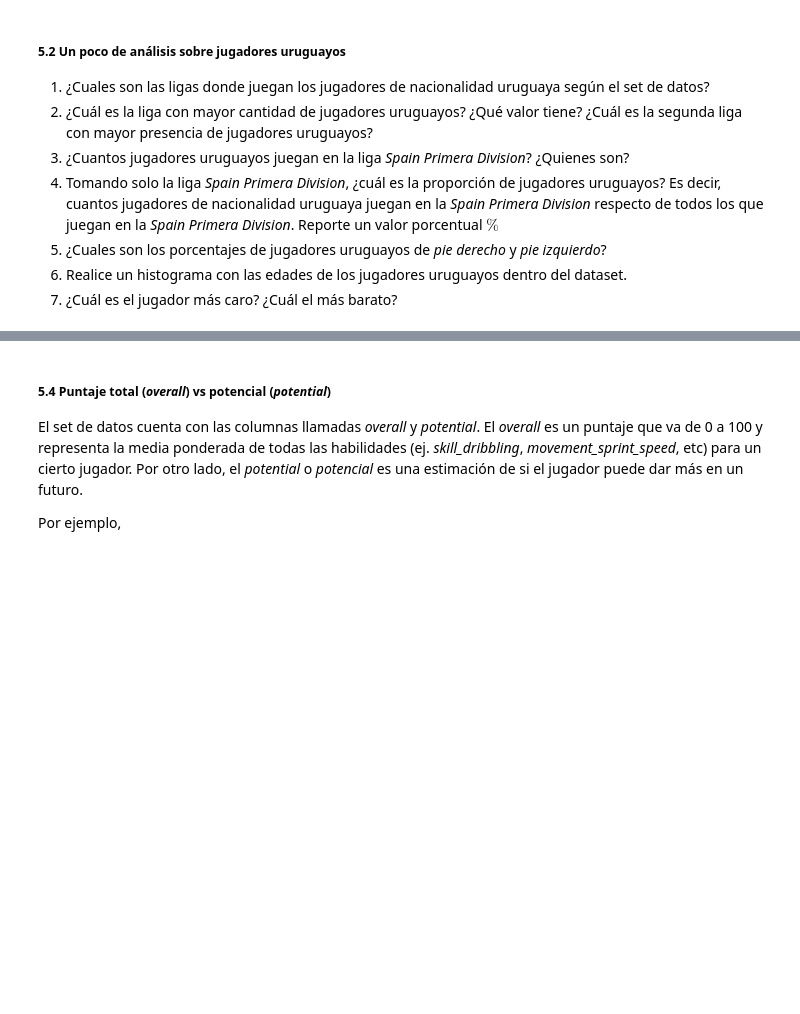
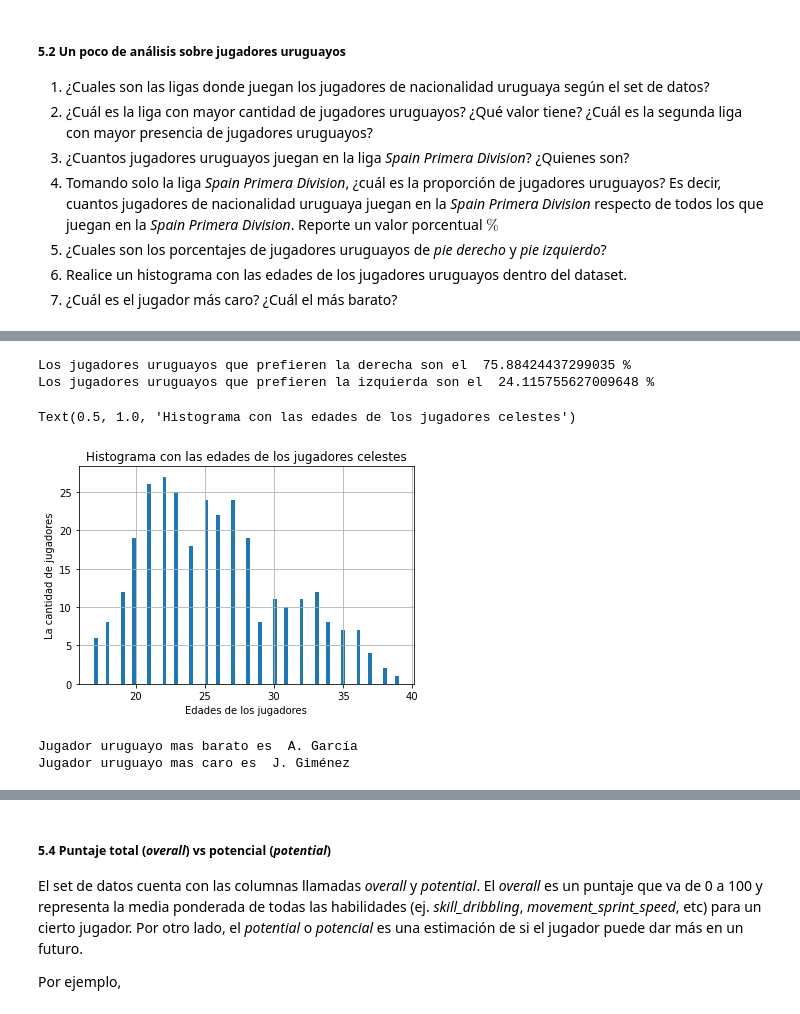
Before and after one commit to maximilianog258/PDAMaxiG, a Jupyter notebook: Ejercitación Pandas/Ejercitación-Pandas.ipynb, the cells around one changed output, grey strips where cells are left out. Cells and saved outputs as stored; diff of their text form; code cells hidden in the pictures; blank space fills up the shorter version.

```diff
--- a/Ejercitación Pandas/Ejercitación-Pandas.ipynb
+++ b/Ejercitación Pandas/Ejercitación-Pandas.ipynb
@@ -682,11 +682,20 @@ Name: short_name, Length: 418, dtype: object
 7. ¿Cuál es el jugador más caro? ¿Cuál el más barato?
 # %%
 ## TODO 5.2
+sclising = fifa21.set_index(["nationality","short_name","league_name"]).sort_index()
+sclising
+
 jugadoresUruguay = fifa21[fifa21["nationality"] == "Uruguay"].drop_duplicates(subset = "short_name")["short_name"].sort_values()
+juguruinlig=fifa21[fifa21["nationality"] == "Uruguay"].drop_duplicates(subset = "short_name")["league_name"].sort_values()
 print(f"Cantidad de jugadores de Uruguay en el set de datos {jugadoresUruguay.shape[0]}")
 print()
 print("Lista")
-print(jugadoresUruguay)
+#print(juguruinlig)
+#print(len(juguruinlig))
+cantplig= juguruinlig.value_counts()
+print(cantplig.head())
 
-tablaPivote = fifa21.pivot_table(values = "nationality", index = "color", columns = "raza")
-tablaPivote
+print("La liga con mayor cantidad de Uruguayos es", cantplig.index[0],"con", cantplig[0])
+print("La segunda liga con mayor cantidad de Uruguayos es", cantplig.index[1],"con",cantplig[1])
+
+#juginleagues= len(jugadoresUruguay.drop_duplicates)
@@ -697,2 +714,7 @@ Realice un gráfico de barras horizontal (*kind = 'barh'*) donde se muestre la c
 # %%
-## TODO 5.3
+## TODO 5.2.3
+jugadoresUruguay = fifa21[fifa21["nationality"] == "Uruguay"].drop_duplicates(subset = "short_name")
+juguruinspain=jugadoresUruguay[jugadoresUruguay["league_name"] == "Spain Primera Division"].drop_duplicates(subset = "short_name")["short_name"].sort_values()
+print(juguruinspain)
+
+print("La cantidad de jugadores uruguayoes en la liga española son", juguruinspain.count())
@@ -698,0 +763,43 @@ Realice un gráfico de barras horizontal (*kind = 'barh'*) donde se muestre la c
+# %%
+#5. ¿Cuales son los porcentajes de jugadores uruguayos de *pie derecho* y *pie izquierdo*?
+
+piepreferizq=len(jugadoresUruguay[jugadoresUruguay["preferred_foot"] == "Left"].drop_duplicates(subset = "short_name")["short_name"].sort_values())
+piepreferizq
+todur= len(jugadoresUruguay)
+piepreferder= todur-piepreferizq
+
+piepreferder
+piepreferizq
+
+porcentajder=((piepreferder*100)/todur)
+porcentajizq=((piepreferizq*100)/todur)
+
+print("Los jugadores uruguayos que prefieren la derecha son el ",porcentajder, "%")
+print("Los jugadores uruguayos que prefieren la izquierda son el ",porcentajizq, "%")
+# %% [output]
+Los jugadores uruguayos que prefieren la derecha son el  75.88424437299035 %
+Los jugadores uruguayos que prefieren la izquierda son el  24.115755627009648 %
+# %%
+#6. Realice un histograma con las edades de los jugadores uruguayos dentro del dataset.
+import matplotlib.pyplot as plt
+edades=jugadoresUruguay["age"]
+edades.hist(bins=80)
+plt.xlabel("Edades de los jugadores")
+plt.ylabel("La cantidad de jugadores")
+plt.title("Histograma con las edades de los jugadores celestes")
+# %% [output]
+Text(0.5, 1.0, 'Histograma con las edades de los jugadores celestes')
+[figure, added]
+# %%
+#7. ¿Cuál es el jugador más caro? ¿Cuál el más barato?
+
+porprecio = jugadoresUruguay.sort_values('value_eur')
+
+pordinero= porprecio["short_name"]
+
+print("Jugador uruguayo mas barato es ", pordinero.values[0])
+
+print("Jugador uruguayo mas caro es ", pordinero.values[310])
+# %% [output]
+Jugador uruguayo mas barato es  A. García
+Jugador uruguayo mas caro es  J. Giménez
```
Also changed, not shown: parts of 17 cells of this notebook, 1 other file.
